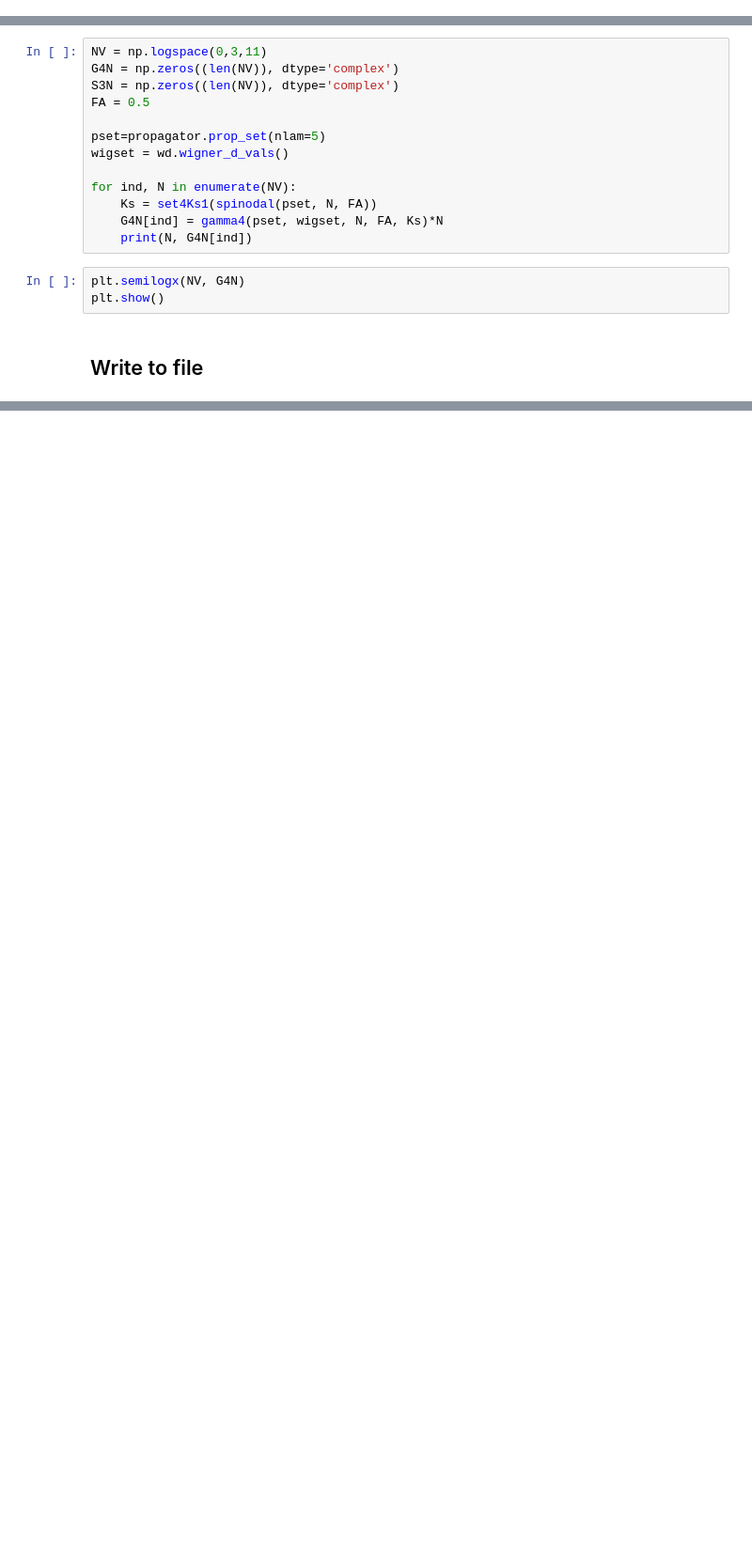
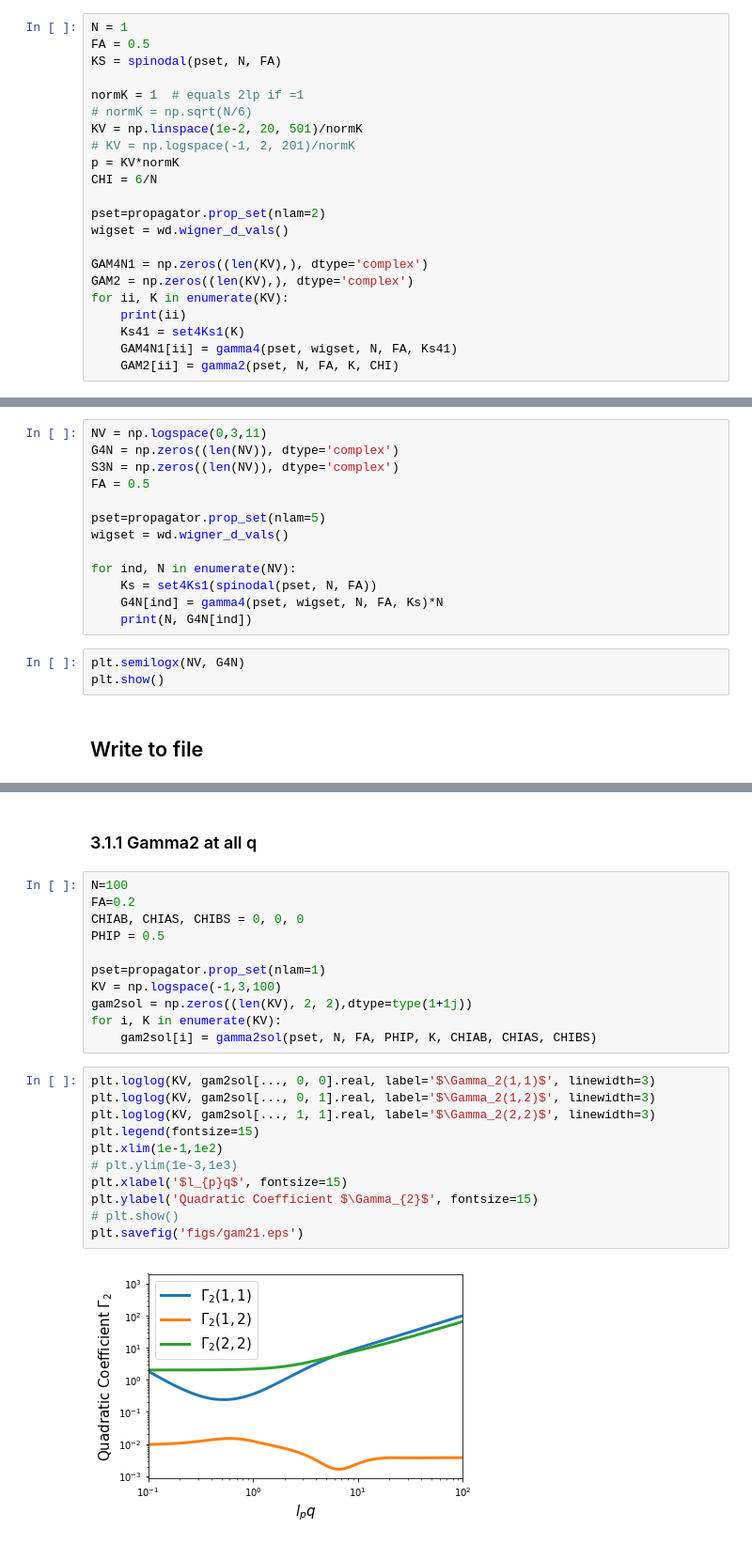
Before and after one commit to qmacAstanford/MultiPointCalculation, a Jupyter notebook: TestGAMcalc.ipynb, the cells around one changed output, grey strips where cells are left out. Shown at 94% size. Saved outputs shown, nothing was run; the diff lists cells and outputs as text; blank space fills up the shorter version.

```diff
--- a/TestGAMcalc.ipynb
+++ b/TestGAMcalc.ipynb
@@ -162,0 +472,22 @@ plt.show()
+# %%
+N = 1
+FA = 0.5
+KS = spinodal(pset, N, FA)
+
+normK = 1  # equals 2lp if =1
+# normK = np.sqrt(N/6)
+KV = np.linspace(1e-2, 20, 501)/normK
+# KV = np.logspace(-1, 2, 201)/normK
+p = KV*normK
+CHI = 6/N
+
+pset=propagator.prop_set(nlam=2)
+wigset = wd.wigner_d_vals()
+
+GAM4N1 = np.zeros((len(KV),), dtype='complex')
+GAM2 = np.zeros((len(KV),), dtype='complex')
+for ii, K in enumerate(KV):
+    print(ii)
+    Ks41 = set4Ks1(K)
+    GAM4N1[ii] = gamma4(pset, wigset, N, FA, Ks41)
+    GAM2[ii] = gamma2(pset, N, FA, K, CHI)
@@ -300,0 +652,26 @@ f2.close()
+# %% [markdown]
+### 3.1.1 Gamma2 at all q
+# %%
+N=100
+FA=0.2
+CHIAB, CHIAS, CHIBS = 0, 0, 0
+PHIP = 0.5
+
+pset=propagator.prop_set(nlam=1)
+KV = np.logspace(-1,3,100)
+gam2sol = np.zeros((len(KV), 2, 2),dtype=type(1+1j))
+for i, K in enumerate(KV):
+    gam2sol[i] = gamma2sol(pset, N, FA, PHIP, K, CHIAB, CHIAS, CHIBS)
+# %%
+plt.loglog(KV, gam2sol[..., 0, 0].real, label='$\Gamma_2(1,1)$', linewidth=3)
+plt.loglog(KV, gam2sol[..., 0, 1].real, label='$\Gamma_2(1,2)$', linewidth=3)
+plt.loglog(KV, gam2sol[..., 1, 1].real, label='$\Gamma_2(2,2)$', linewidth=3)
+plt.legend(fontsize=15)
+plt.xlim(1e-1,1e2)
+# plt.ylim(1e-3,1e3)
+plt.xlabel('$l_{p}q$', fontsize=15)
+plt.ylabel('Quadratic Coefficient $\Gamma_{2}$', fontsize=15)
+# plt.show()
+plt.savefig('figs/gam21.eps')
+# %% [output]
+[figure, added]
```
Also changed, not shown: parts of 96 cells of this notebook.
